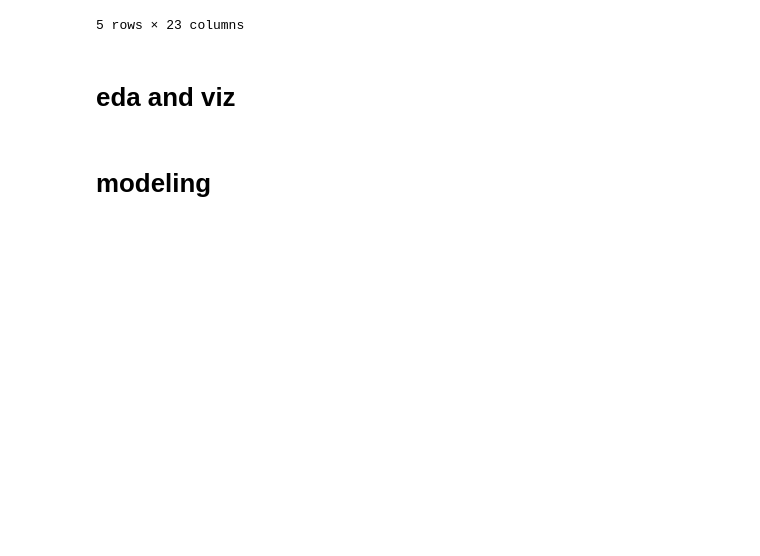
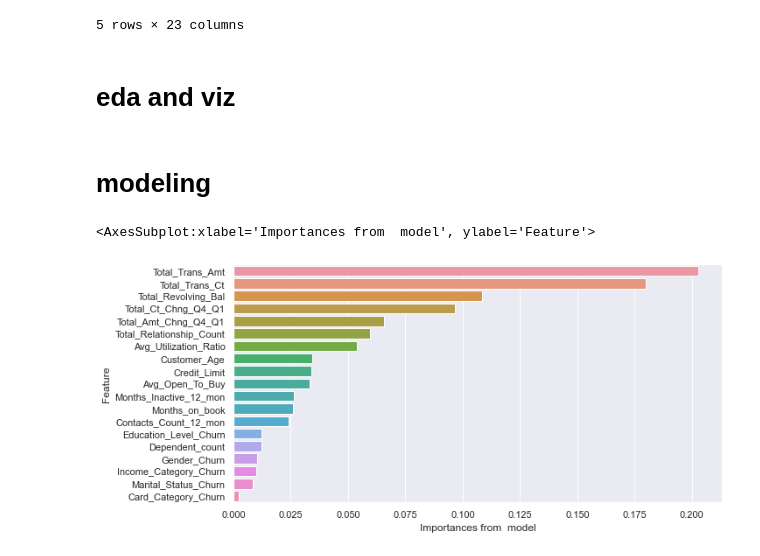
Before and after one commit to rebeccajohnson88/udacity_churnproj, a Jupyter notebook: churn_notebook.ipynb, the cells around one changed output. Drawn from its saved outputs; the diff is of its cells as text; code cells hidden in the pictures; blank space fills up the shorter version.

Commit message:
adding model plots

```diff
--- a/churn_notebook.ipynb
+++ b/churn_notebook.ipynb
@@ -33,4 +33,4 @@ df = encoder_helper(df = df, category_lst = cat_columns)
 # %%
 X_train, X_test, y_train, y_test = perform_feature_engineering(df)
 # %%
-train_models(X_train, X_test,  y_train, y_test, estimate_new = False)
+rfc_best, lrc = train_models(X_train, X_test,  y_train, y_test, estimate_new = False)
@@ -39,0 +74,15 @@ train_models(X_train, X_test,  y_train, y_test, estimate_new = False)
+# %%
+# Calculate feature importances
+importances = pd.DataFrame({'imp_coef':
+                            rfc_best.feature_importances_,
+                            'name': X_train.columns}).sort_values(by = 'imp_coef',
+                                                                 ascending = False)
+
+# create sns barplot
+fi = sns.barplot(x="imp_coef", y="name", data=importances)
+fi.set(ylabel="Feature",
+       xlabel="Importances from " + " model")
+fi
+# %% [output]
+<AxesSubplot:xlabel='Importances from  model', ylabel='Feature'>
+[figure, added]
```
Also changed, not shown: parts of 7 cells of this notebook, 1 other file.
